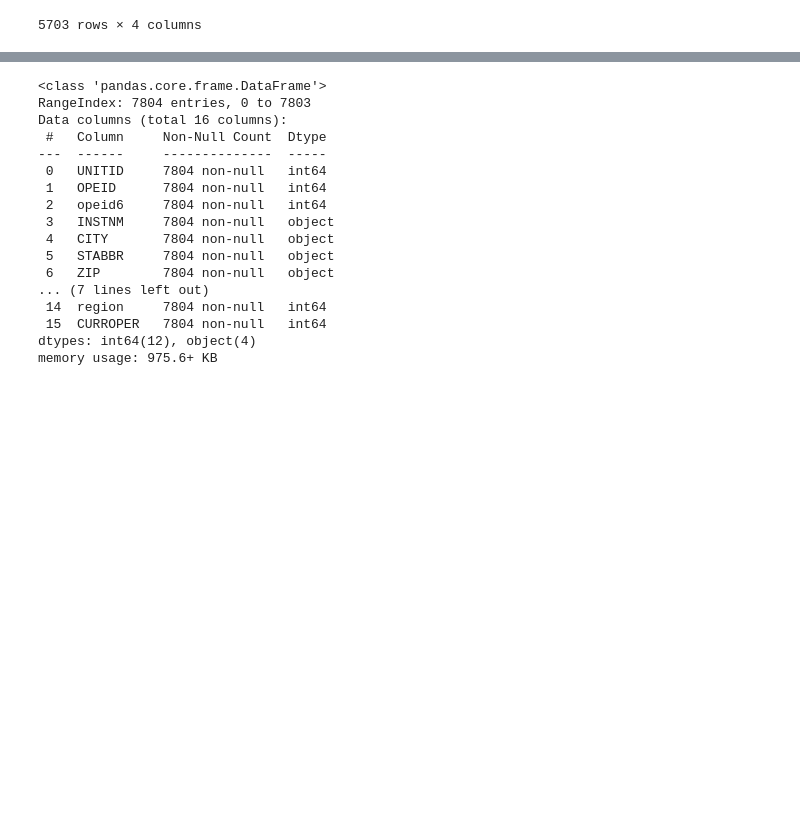
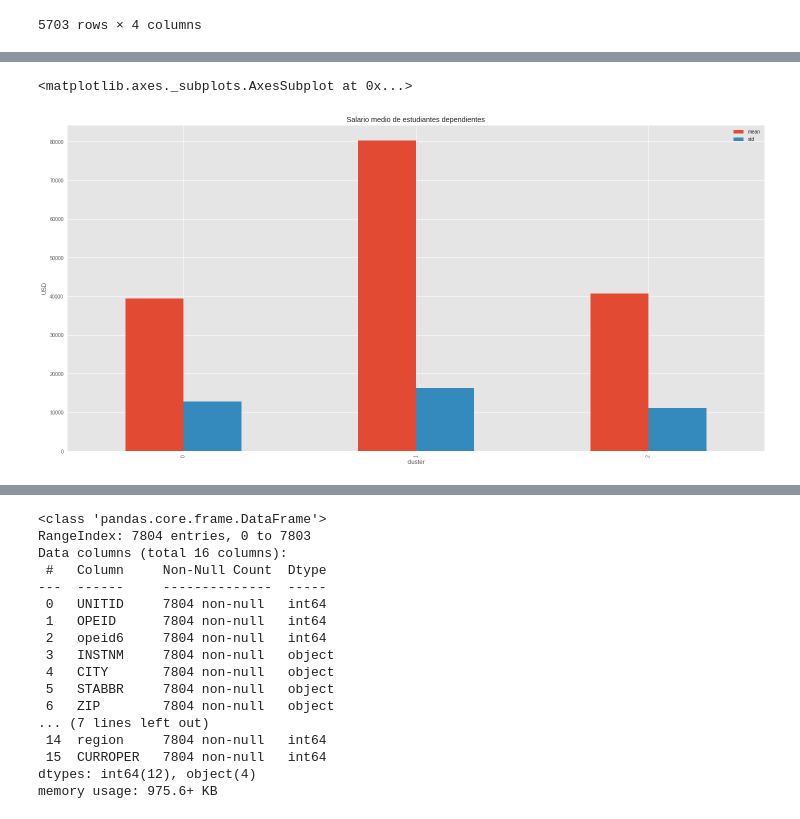
Before and after one commit to Miranda46/TAE-Trabajo1, a Jupyter notebook: TAE_Trabajo1.ipynb, the cells around one changed output, grey strips where cells are left out. Drawn from its saved outputs; the diff is of its cells as text; code cells hidden in the pictures; blank space fills up the shorter version.

```diff
--- a/TAE_Trabajo1.ipynb
+++ b/TAE_Trabajo1.ipynb
@@ -446,0 +499,3 @@ dfFinal.drop("CONTROL", axis=1).groupby(["cluster"]).mean()
+# %%
+dfDescripcion = dfFinal.groupby(["cluster"]).describe()
+dfDescripcion
@@ -471,3 +567,9 @@ fig = px.scatter_3d(dfFinalNorm, x="DEP_INC_AVG", y="IND_INC_AVG", z="GRAD_DEBT_
 fig.show()
 # %% [output]
 [interactive output not drawn]
+# %%
+a = dfDescripcion["DEP_INC_AVG"][["mean", "std"]].round(2)
+a.plot(kind = "bar", title = "Salario medio de estudiantes dependientes", ylabel = "USD", fontsize = 10)
+# %% [output]
+<matplotlib.axes._subplots.AxesSubplot at 0x...>
+[figure, added]
```
Also changed, not shown: parts of 48 cells of this notebook.
